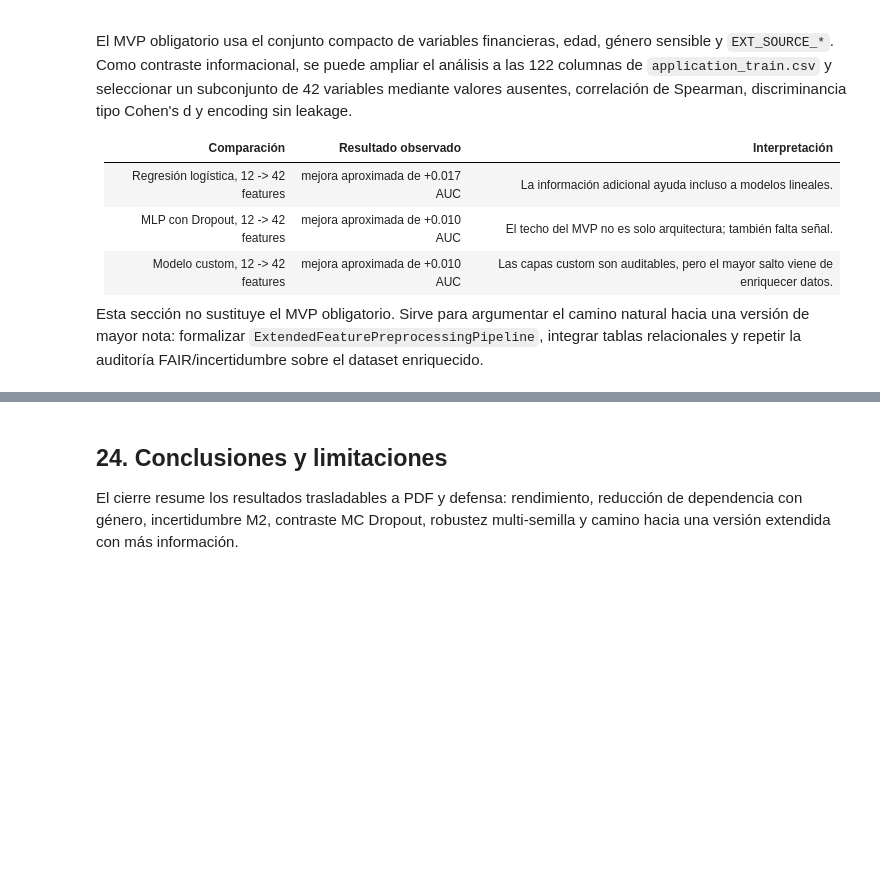
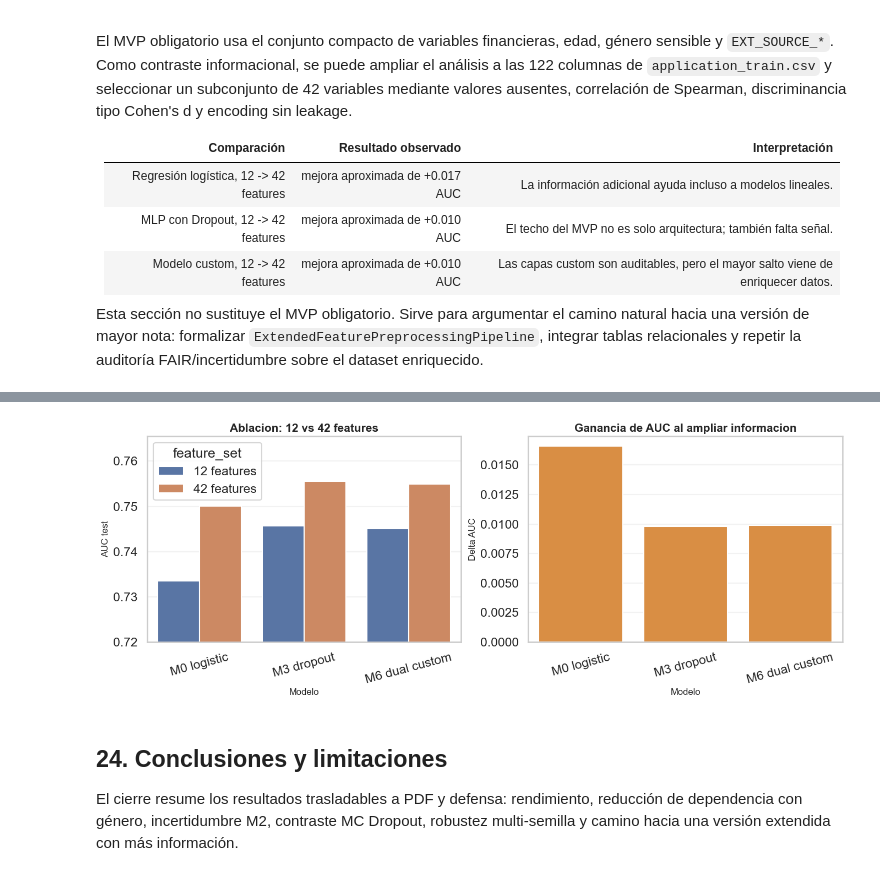
Before and after one commit to marcocorpacriado-pixel/taller-redes-confiables, a Jupyter notebook: notebooks/01_main_mvp.ipynb, the cells around one changed output, grey strips where cells are left out. Saved outputs shown, nothing was run; the diff lists cells and outputs as text; code cells hidden in the pictures; blank space fills up the shorter version.

```diff
--- a/notebooks/01_main_mvp.ipynb
+++ b/notebooks/01_main_mvp.ipynb
@@ -1022,3 +1179,52 @@ El MVP obligatorio usa el conjunto compacto de variables financieras, edad, gén
 | Modelo custom, 12 -> 42 features | mejora aproximada de +0.010 AUC | Las capas custom son auditables, pero el mayor salto viene de enriquecer datos. |
 
 Esta sección no sustituye el MVP obligatorio. Sirve para argumentar el camino natural hacia una versión de mayor nota: formalizar `ExtendedFeaturePreprocessingPipeline`, integrar tablas relacionales y repetir la auditoría FAIR/incertidumbre sobre el dataset enriquecido.
+# %%
+from src.trustworthy_credit.experiments import FeatureAblationReporter
+
+feature_ablation = FeatureAblationReporter().summarize()
+feature_ablation.to_csv(TABLES / "feature_ablation_12_vs_42.csv", index=False)
+
+feature_ablation_display = feature_ablation.copy()
+feature_ablation_numeric = feature_ablation_display.select_dtypes(include="number").columns
+feature_ablation_display[feature_ablation_numeric] = feature_ablation_display[feature_ablation_numeric].round(4)
+display(feature_ablation_display)
+
+feature_ablation_plot = feature_ablation.melt(
+    id_vars=["model"],
+    value_vars=["auc_12_features", "auc_42_features"],
+    var_name="feature_set",
+    value_name="auc",
+)
+feature_ablation_plot["feature_set"] = feature_ablation_plot["feature_set"].map(
+    {"auc_12_features": "12 features", "auc_42_features": "42 features"}
+)
+
+fig, axes = plt.subplots(1, 2, figsize=(14, 5.5))
+sns.barplot(
+    data=feature_ablation_plot,
+    x="model",
+    y="auc",
+    hue="feature_set",
+    ax=axes[0],
+)
+sns.barplot(
+    data=feature_ablation,
+    x="model",
+    y="auc_gain_42_vs_12",
+    color="#F28E2B",
+    ax=axes[1],
+)
+axes[0].set_title("Ablacion: 12 vs 42 features")
+axes[1].set_title("Ganancia de AUC al ampliar informacion")
+axes[0].set_xlabel("Modelo")
+axes[1].set_xlabel("Modelo")
+axes[0].set_ylabel("AUC test")
+axes[1].set_ylabel("Delta AUC")
+axes[0].set_ylim(0.72, max(feature_ablation_plot["auc"]) + 0.01)
+for axis in axes:
+    axis.tick_params(axis="x", rotation=15)
+    axis.grid(alpha=0.25, axis="y")
+save_figure("feature_ablation_12_vs_42_auc.png")
+plt.show()
+# %% [output]
@@ -1025,3 +1235,4 @@ Esta sección no sustituye el MVP obligatorio. Sirve para argumentar el camino n
+[figure, added]
 # %% [markdown]
 ## 24. Conclusiones y limitaciones
 
```
Also changed, not shown: parts of 11 cells of this notebook, 5 other files.
